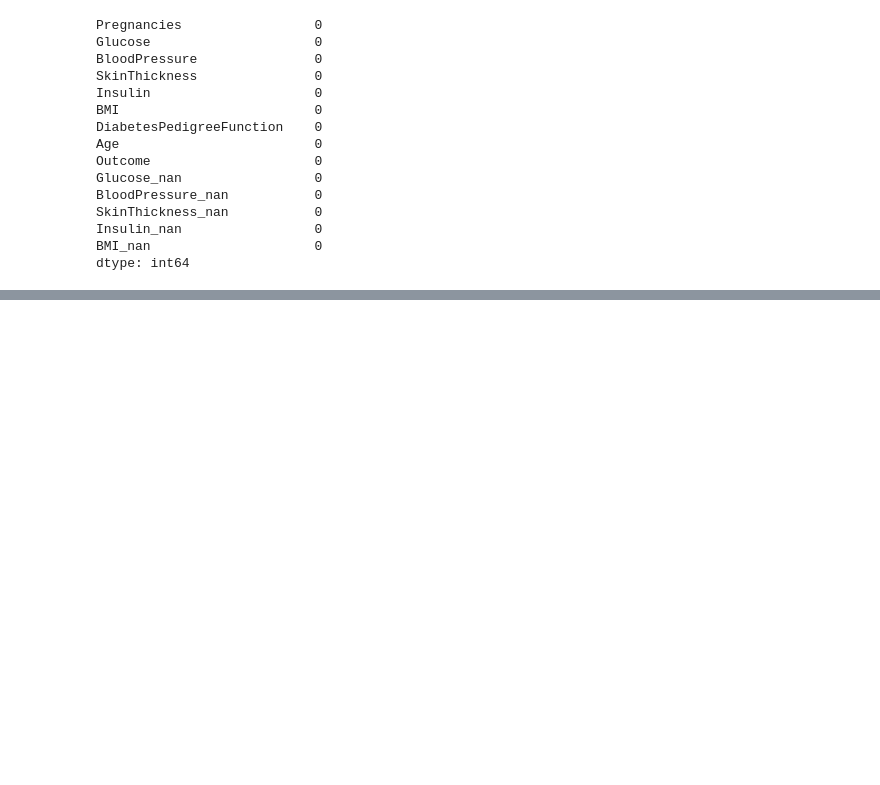
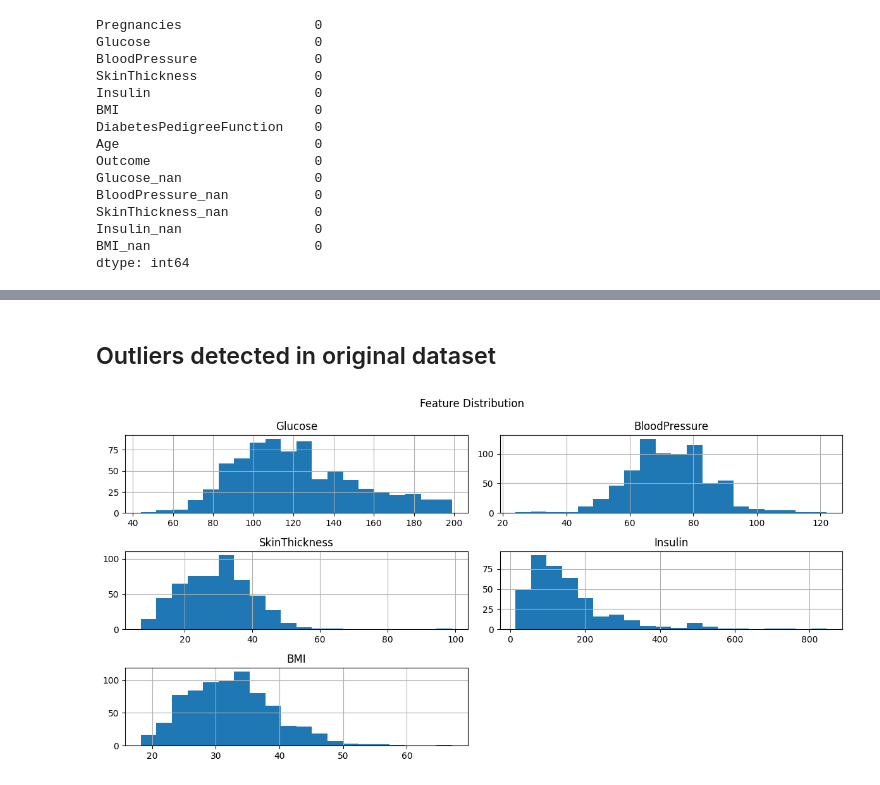
Before and after one commit to raycharlesminkah34-creator/diabetes-prediction.v2, a Jupyter notebook: notebooks/eda.ipynb, the cells around one changed output, grey strips where cells are left out. Saved outputs shown, nothing was run; the diff lists cells and outputs as text; code cells hidden in the pictures; blank space fills up the shorter version.

```diff
--- a/notebooks/eda.ipynb
+++ b/notebooks/eda.ipynb
@@ -120,0 +142,10 @@ dtype: int64
+# %% [markdown]
+## Outliers detected in original dataset
+# %%
+## visualize distributions
+df_1[features_nan].hist(figsize=(12,6), bins=20)
+plt.suptitle("Feature Distribution")
+plt.tight_layout()
+plt.show()
+# %% [output]
+[figure, added]
```
Also changed, not shown: parts of 3 cells of this notebook.
